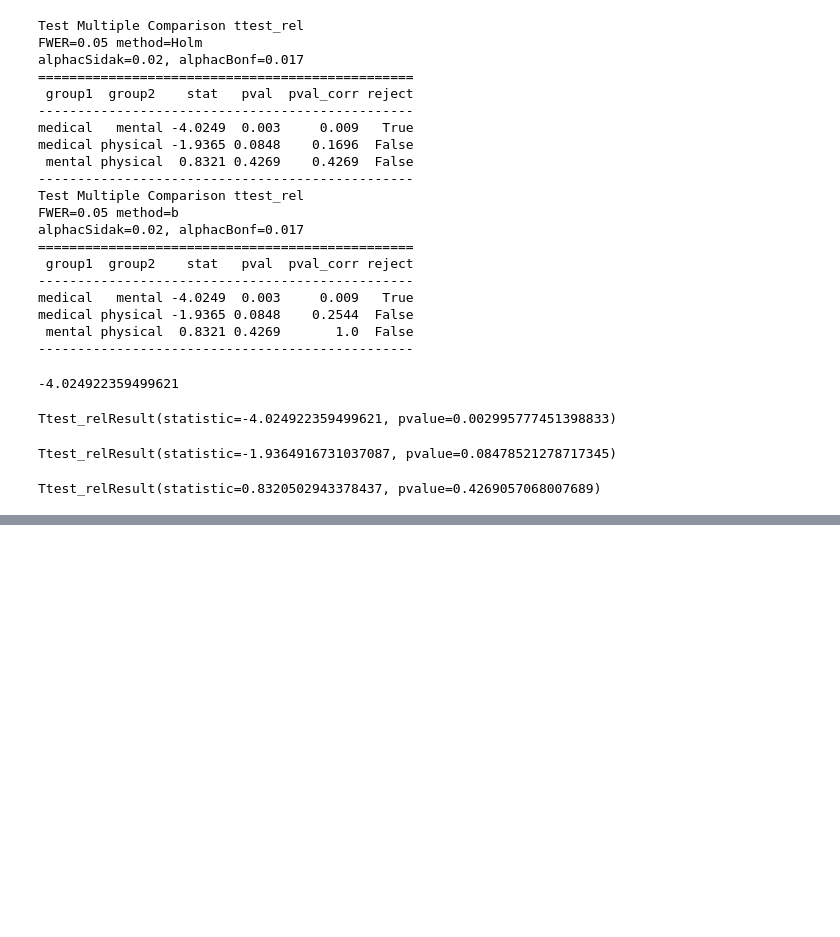
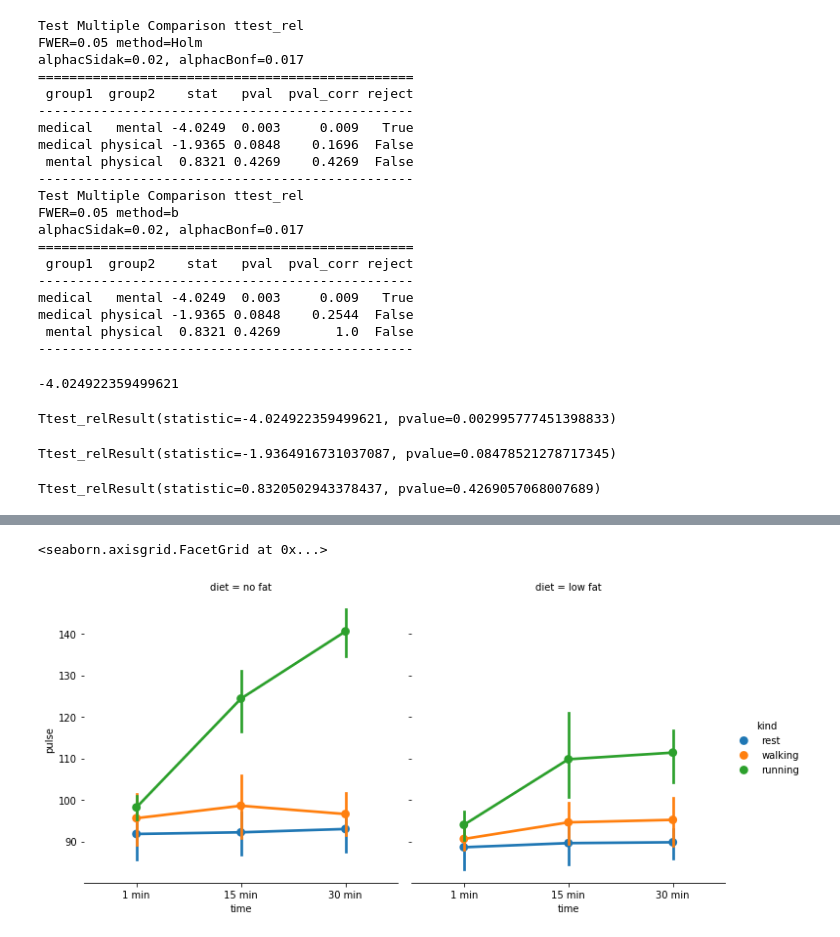
Before and after one commit to longfengpili/statsintro_python, a Jupyter notebook: 第八章数值型数据的均值检验.ipynb, the cells around one changed output, grey strips where cells are left out. Saved outputs shown, nothing was run; the diff lists cells and outputs as text; code cells hidden in the pictures; blank space fills up the shorter version.

```diff
--- a/第八章数值型数据的均值检验.ipynb
+++ b/第八章数值型数据的均值检验.ipynb
@@ -692,0 +735,3 @@ Ttest_relResult(statistic=0.8320502943378437, pvalue=0.4269057068007689)
+# %%
+df = sns.load_dataset('exercise')
+df[:5]
@@ -692,0 +745,6 @@ Ttest_relResult(statistic=0.8320502943378437, pvalue=0.4269057068007689)
+# %%
+sns.factorplot('time', 'pulse', hue='kind', col='diet', data=df,
+              hue_order=['rest', 'walking', 'running'], aspect=1).despine(left=True)
+# %% [output]
+<seaborn.axisgrid.FacetGrid at 0x...>
+[figure, added]
```
Also changed, not shown: parts of 13 cells of this notebook.
